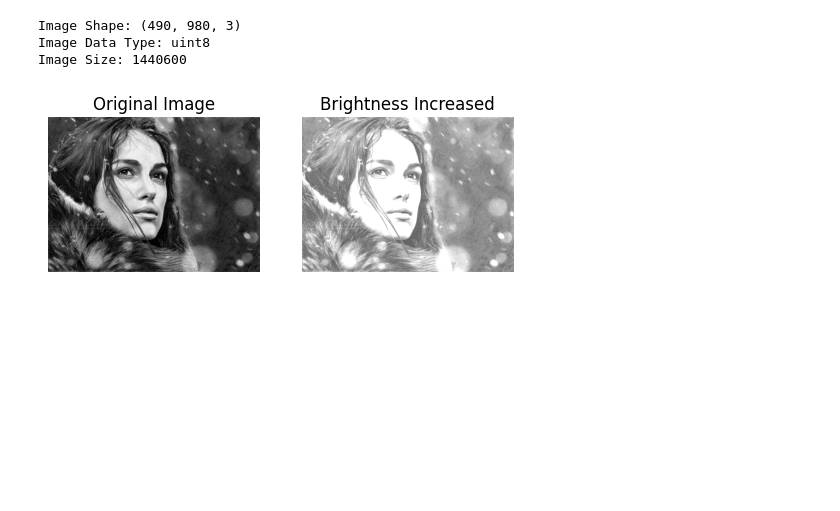
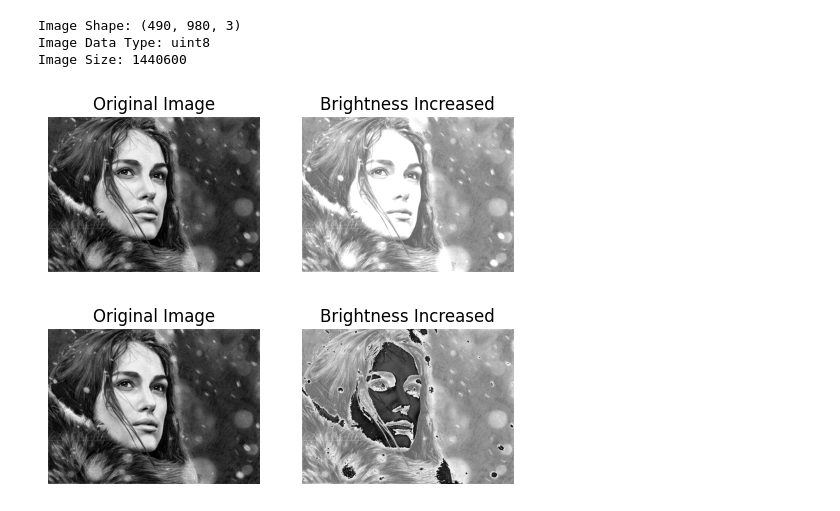
Before and after one commit to neocodered/EN3160_Image_Processing_and_Machine_Vision, a Jupyter notebook: image_basics.ipynb, the cells around one changed output. Drawn from its saved outputs; the diff is of its cells as text; code cells hidden in the pictures; blank space fills up the shorter version.

```diff
--- a/image_basics.ipynb
+++ b/image_basics.ipynb
@@ -80,3 +80,21 @@ for a in ax:
 plt.show()
 # %% [output]
 [figure]
+# %%
+# Open emma_gray.jpg and increase its brightness [INCORRECT]
+from turtle import title
+import cv2 as cv
+import numpy as np
+import matplotlib.pyplot as plt
+im1 = cv.imread('images/keira_gray.jpg', cv.IMREAD_GRAYSCALE)
+im2 = im1 + 100
+fig, ax = plt.subplots(1, 2, figsize=(6, 8))
+ax[0].imshow(im1, cmap='gray', vmin=0, vmax=255)
+ax[0].set_title('Original Image')
+ax[1].imshow(im2, cmap='gray', vmin=0, vmax=255)
+ax[1].set_title('Brightness Increased')
+for a in ax:
+    a.axis('off')
+plt.show()
+# %% [output]
+[figure, added]
```
Also changed, not shown: parts of 8 cells of this notebook, 2 other files.
